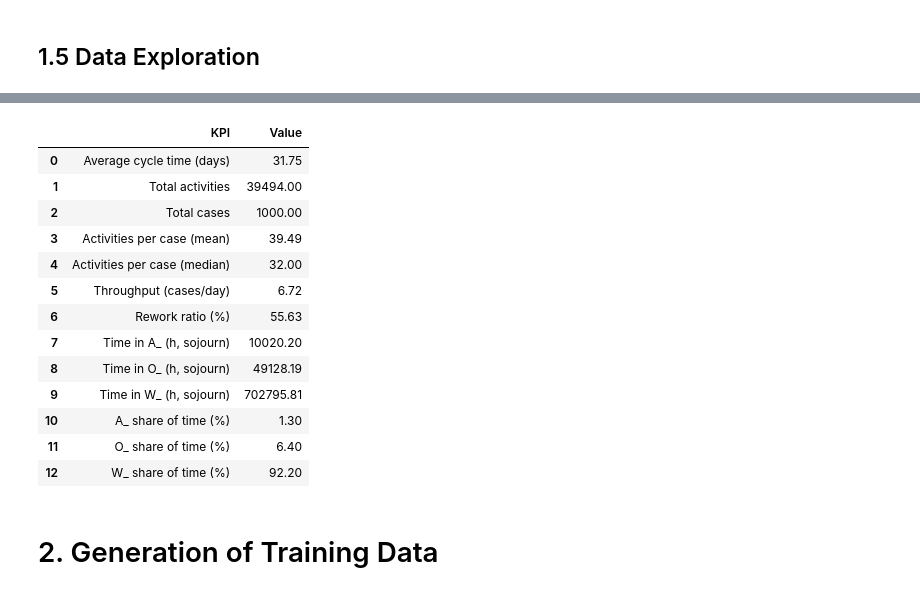
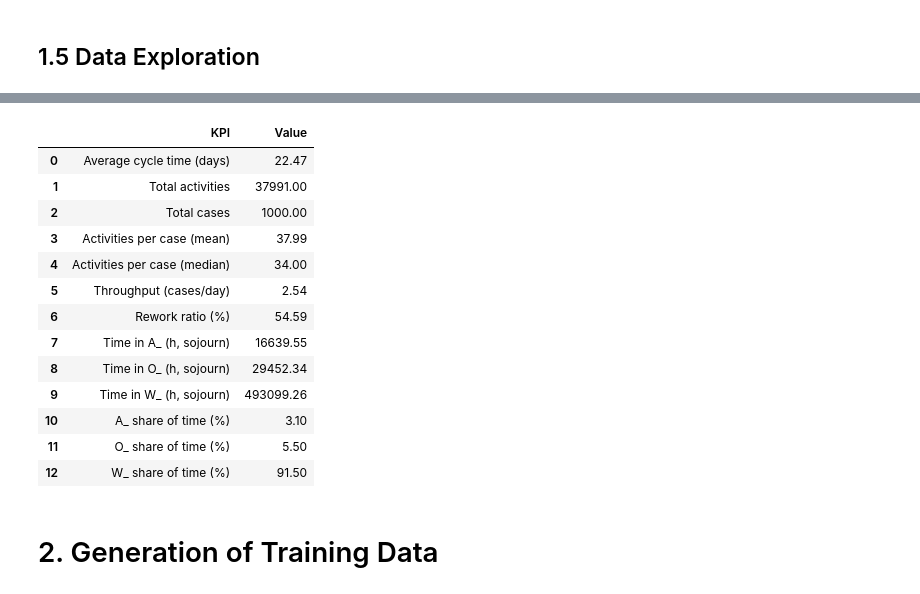
Before and after one commit to ohmayerma/next_activity_prediction, a Jupyter notebook: notebooks/00_data_prep.ipynb, the cells around one changed output, grey strips where cells are left out. Drawn from its saved outputs; the diff is of its cells as text; code cells hidden in the pictures.

```diff
--- a/notebooks/00_data_prep.ipynb
+++ b/notebooks/00_data_prep.ipynb
@@ -248,9 +248,14 @@ df0 = df_analysis[["case:concept:name","concept:name","time:timestamp"]].rename(
 df0["timestamp"] = pd.to_datetime(df0["timestamp"], utc=True, errors="coerce")
 df0 = df0.dropna(subset=["case_id","task","timestamp"])
 
-case_end = df0.groupby("case_id")["timestamp"].max().sort_values(ascending=False)
-selected_cases = case_end.head(N).index
-df = df0[df0["case_id"].isin(selected_cases)].sort_values(["case_id","timestamp"]).copy()
+case_end = df0.groupby("case_id")["timestamp"].max()  # one row per case
+selected_cases = case_end.sample(n=min(N, len(case_end)), random_state=42).index
+
+df = (
+    df0[df0["case_id"].isin(selected_cases)]
+    .sort_values(["case_id", "timestamp"])
+    .copy()
+)
 
 # --- KPIs on the filtered subset ---
 ct = df.groupby("case_id")["timestamp"].agg(["min","max"])
@@ -269,46 +274,46 @@ throughput = total_cases / days
 
 rr = df.groupby("case_id").apply(lambda g: 1.0 - g["task"].nunique()/max(len(g),1))
 rework = rr.mean()*100
 
 df["next_ts"] = df.groupby("case_id")["timestamp"].shift(-1)
 df["soj_s"]   = (df["next_ts"] - df["timestamp"]).dt.total_seconds().clip(lower=0).fillna(0)
 A_s = df.loc[df["task"].str.startswith("A_"), "soj_s"].sum()
 O_s = df.loc[df["task"].str.startswith("O_"), "soj_s"].sum()
 W_s = df.loc[df["task"].str.startswith("W_"), "soj_s"].sum()
 tot = A_s + O_s + W_s if (A_s + O_s + W_s) > 0 else 1.0
 
 kpi_table = pd.DataFrame([
     ("Average cycle time (days)",          round(avg_cycle_days, 2)),
     ("Total activities",                   int(total_activities)),
     ("Total cases",                        int(total_cases)),
     ("Activities per case (mean)",         round(mean_per_case, 2)),
     ("Activities per case (median)",       round(median_per_case, 2)),
     ("Throughput (cases/day)",             round(throughput, 2)),
     ("Rework ratio (%)",                   round(rework, 2)),
     ("Time in A_ (h, sojourn)",            round(A_s/3600, 2)),
     ("Time in O_ (h, sojourn)",            round(O_s/3600, 2)),
     ("Time in W_ (h, sojourn)",            round(W_s/3600, 2)),
     ("A_ share of time (%)",               round(A_s/tot*100, 1)),
     ("O_ share of time (%)",               round(O_s/tot*100, 1)),
     ("W_ share of time (%)",               round(W_s/tot*100, 1)),
 ], columns=["KPI","Value"])
 
 display(kpi_table)
 # %% [output]
 |  | KPI | Value |
-| 0 | Average cycle time (days) | 31.75 |
-| 1 | Total activities | 39494.00 |
+| 0 | Average cycle time (days) | 22.47 |
+| 1 | Total activities | 37991.00 |
 | 2 | Total cases | 1000.00 |
-| 3 | Activities per case (mean) | 39.49 |
-| 4 | Activities per case (median) | 32.00 |
-| 5 | Throughput (cases/day) | 6.72 |
-| 6 | Rework ratio (%) | 55.63 |
-| 7 | Time in A_ (h, sojourn) | 10020.20 |
-| 8 | Time in O_ (h, sojourn) | 49128.19 |
-| 9 | Time in W_ (h, sojourn) | 702795.81 |
-| 10 | A_ share of time (%) | 1.30 |
-| 11 | O_ share of time (%) | 6.40 |
-| 12 | W_ share of time (%) | 92.20 |
+| 3 | Activities per case (mean) | 37.99 |
+| 4 | Activities per case (median) | 34.00 |
+| 5 | Throughput (cases/day) | 2.54 |
+| 6 | Rework ratio (%) | 54.59 |
+| 7 | Time in A_ (h, sojourn) | 16639.55 |
+| 8 | Time in O_ (h, sojourn) | 29452.34 |
+| 9 | Time in W_ (h, sojourn) | 493099.26 |
+| 10 | A_ share of time (%) | 3.10 |
+| 11 | O_ share of time (%) | 5.50 |
+| 12 | W_ share of time (%) | 91.50 |
 # %% [markdown]
 # 2. Generation of Training Data
 # %%
```
Also changed, not shown: parts of 1 cell of this notebook.
